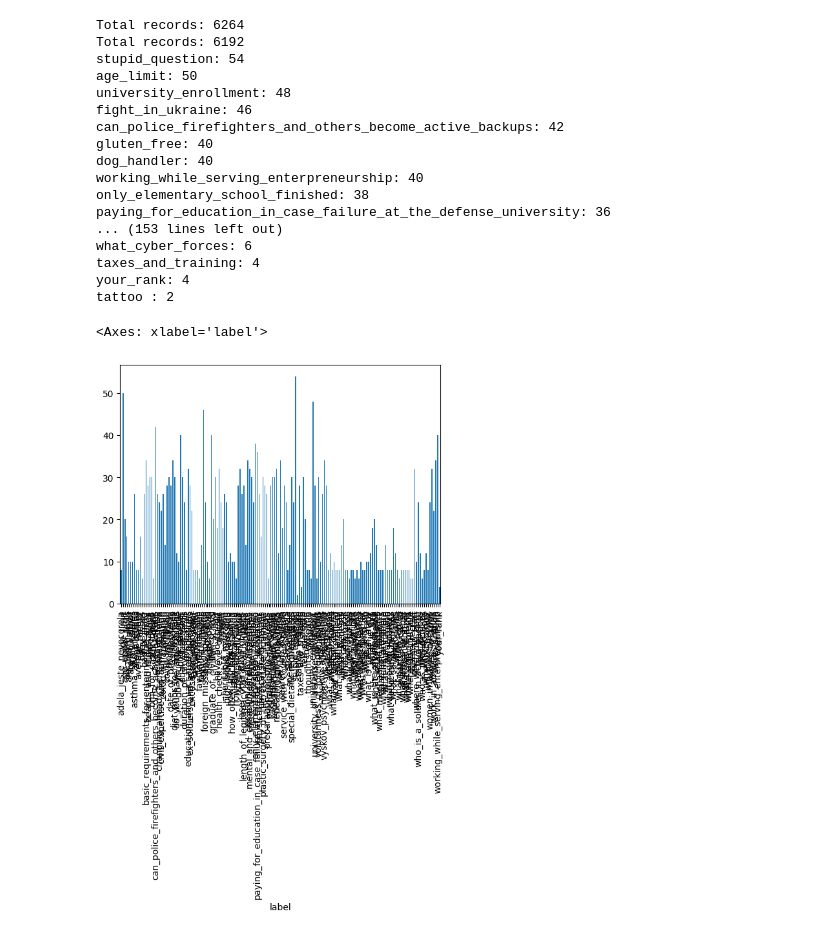
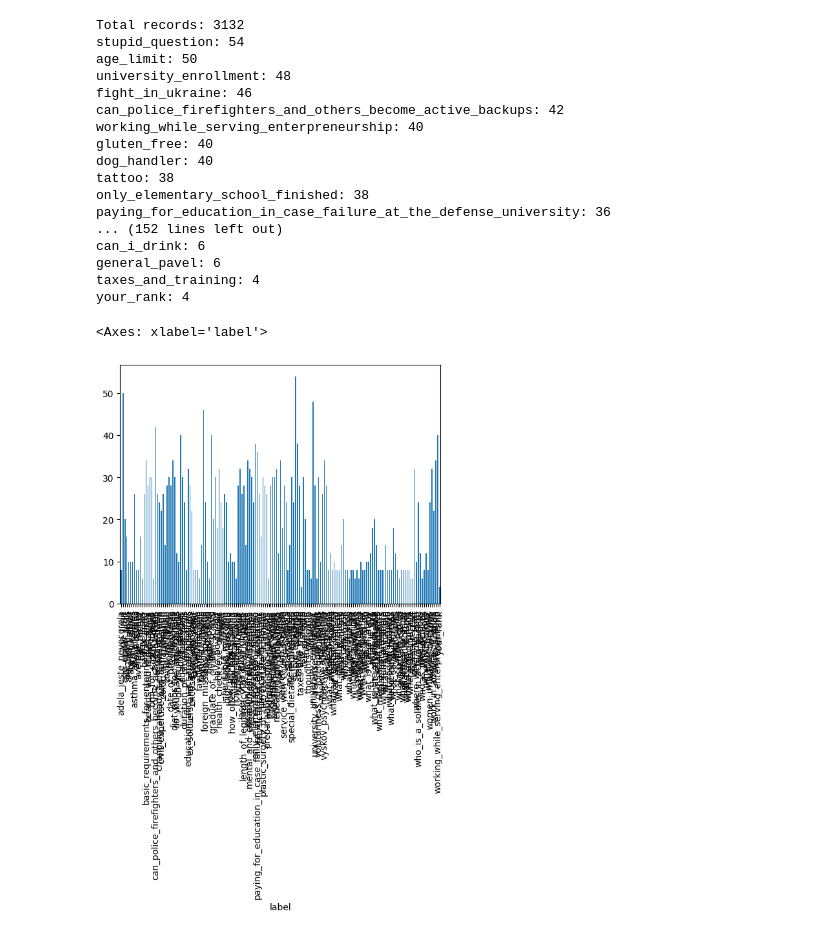
Before and after one commit to the-mama-ai/finetuned-bert-classifier, a Jupyter notebook: explore_dataset.ipynb, the cells around one changed output. Saved outputs shown, nothing was run; the diff lists cells and outputs as text; code cells hidden in the pictures.

```diff
--- a/explore_dataset.ipynb
+++ b/explore_dataset.ipynb
@@ -1,39 +1,39 @@
 # %%
 import pandas as pd
 
 datapath = 'army_intents.csv'
 
 df = pd.read_csv(datapath)
 
-print(f"Total records: {df.size}")
-df = df.drop(df[df['label'] == "tattoo"].index)
-print(f"Total records: {df.size}")
+print(f"Total records: {df.shape[0]}")
+#df = df[df["label"] != "tattoo"]
+#print(f"Total records: {df.shape[0]}")
 
 counts = df['label'].value_counts()
 for label, count in counts.items():
     print(f"{label}: {count}")
 
 df.groupby(['label']).size().plot.bar()
 # %% [output]
-Total records: 6264
-Total records: 6192
+Total records: 3132
 stupid_question: 54
 age_limit: 50
 university_enrollment: 48
 fight_in_ukraine: 46
 can_police_firefighters_and_others_become_active_backups: 42
+working_while_serving_enterpreneurship: 40
 gluten_free: 40
 dog_handler: 40
-working_while_serving_enterpreneurship: 40
+tattoo: 38
 only_elementary_school_finished: 38
 paying_for_education_in_case_failure_at_the_defense_university: 36
-... (153 lines left out)
-what_cyber_forces: 6
+... (152 lines left out)
+can_i_drink: 6
+general_pavel: 6
 taxes_and_training: 4
 your_rank: 4
-tattoo : 2
 <Axes: xlabel='label'>
-[figure, old version]
+[figure, new version]
 # %%
 from dataset import Dataset, Labeler
 import numpy as np
```
Also changed, not shown: parts of 1 cell of this notebook, 3 other files.
